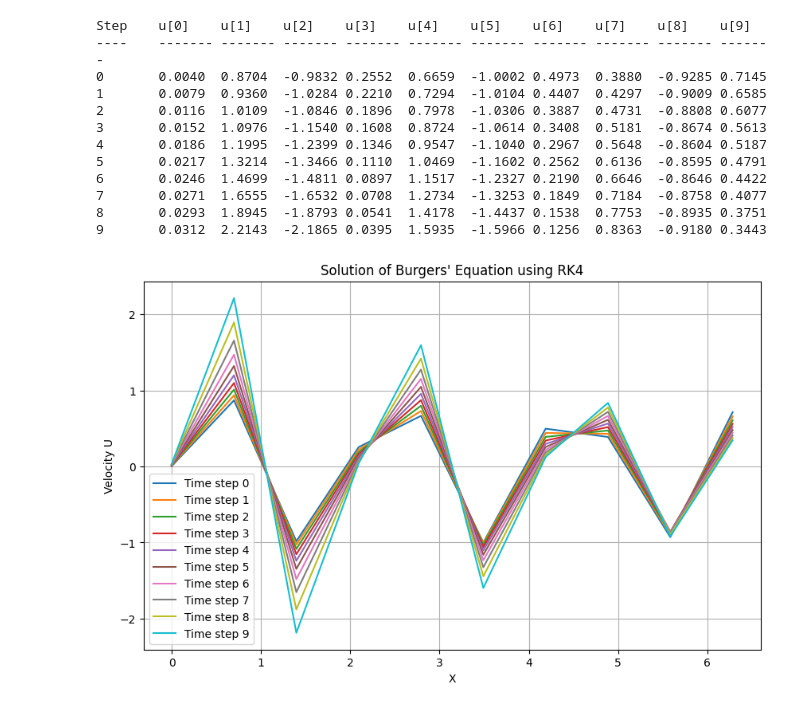
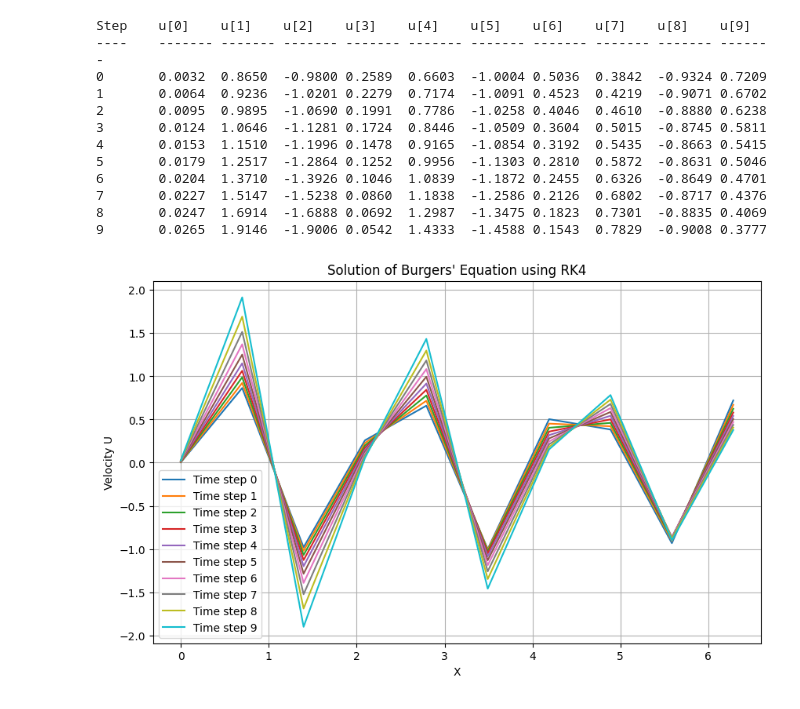
Before and after one commit to PARTHASAKHAPAUL/Flax-Teal-Programming-Assessment, a Jupyter notebook: Burger_eq_Solving_by_RK4/burger_equation.ipynb, the cells around one changed output. Cells and saved outputs as stored; diff of their text form; code cells hidden in the pictures.

```diff
--- a/Burger_eq_Solving_by_RK4/burger_equation.ipynb
+++ b/Burger_eq_Solving_by_RK4/burger_equation.ipynb
@@ -26,13 +26,15 @@ def rk4_step(u, dx, dt, nu):
 # Parameters:
 L = 2 * np.pi  # Length of the space domain
 N = 10  # Number of grid points in space domain
-dx = L / N  # Distance between grid points
+dx = L / (N - 1)  # Distance between grid points
 nu = 0.01  # Viscosity coefficient
 dt = 0.1  # Time step size
 T = int(1 / dt)  # Total number of time steps
 
 # Initial condition:
+# Generate N equally spaced points between 0 and L
 x = np.linspace(0, L, N)
+# Compute the sine of (pi * x) for each point in the array x
 u = np.sin(np.pi * x)
 
 # Print the table header for visualization of u values
@@ -41,22 +43,23 @@ print("----\t" + "\t".join(["-------" for _ in range(N)]))
 
 # Evaluation using the RK4 method
 for step in range(T):
+    # Calculating the value of u at each time step
     u = rk4_step(u, dx, dt, nu)
     # Print the current state of u for each time step in a tablau manner
     print(f"{step}\t" + "\t".join([f"{val:.4f}" for val in u]))
 # %% [output]
 Step    u[0]    u[1]    u[2]    u[3]    u[4]    u[5]    u[6]    u[7]    u[8]    u[9]
 ----    ------- ------- ------- ------- ------- ------- ------- ------- ------- -------
-0       0.0040  0.8704  -0.9832 0.2552  0.6659  -1.0002 0.4973  0.3880  -0.9285 0.7145
-1       0.0079  0.9360  -1.0284 0.2210  0.7294  -1.0104 0.4407  0.4297  -0.9009 0.6585
-2       0.0116  1.0109  -1.0846 0.1896  0.7978  -1.0306 0.3887  0.4731  -0.8808 0.6077
-3       0.0152  1.0976  -1.1540 0.1608  0.8724  -1.0614 0.3408  0.5181  -0.8674 0.5613
-4       0.0186  1.1995  -1.2399 0.1346  0.9547  -1.1040 0.2967  0.5648  -0.8604 0.5187
-5       0.0217  1.3214  -1.3466 0.1110  1.0469  -1.1602 0.2562  0.6136  -0.8595 0.4791
-6       0.0246  1.4699  -1.4811 0.0897  1.1517  -1.2327 0.2190  0.6646  -0.8646 0.4422
-7       0.0271  1.6555  -1.6532 0.0708  1.2734  -1.3253 0.1849  0.7184  -0.8758 0.4077
-8       0.0293  1.8945  -1.8793 0.0541  1.4178  -1.4437 0.1538  0.7753  -0.8935 0.3751
-9       0.0312  2.2143  -2.1865 0.0395  1.5935  -1.5966 0.1256  0.8363  -0.9180 0.3443
+0       0.0032  0.8650  -0.9800 0.2589  0.6603  -1.0004 0.5036  0.3842  -0.9324 0.7209
+1       0.0064  0.9236  -1.0201 0.2279  0.7174  -1.0091 0.4523  0.4219  -0.9071 0.6702
+2       0.0095  0.9895  -1.0690 0.1991  0.7786  -1.0258 0.4046  0.4610  -0.8880 0.6238
+3       0.0124  1.0646  -1.1281 0.1724  0.8446  -1.0509 0.3604  0.5015  -0.8745 0.5811
+4       0.0153  1.1510  -1.1996 0.1478  0.9165  -1.0854 0.3192  0.5435  -0.8663 0.5415
+5       0.0179  1.2517  -1.2864 0.1252  0.9956  -1.1303 0.2810  0.5872  -0.8631 0.5046
+6       0.0204  1.3710  -1.3926 0.1046  1.0839  -1.1872 0.2455  0.6326  -0.8649 0.4701
+7       0.0227  1.5147  -1.5238 0.0860  1.1838  -1.2586 0.2126  0.6802  -0.8717 0.4376
+8       0.0247  1.6914  -1.6888 0.0692  1.2987  -1.3475 0.1823  0.7301  -0.8835 0.4069
+9       0.0265  1.9146  -1.9006 0.0542  1.4333  -1.4588 0.1543  0.7829  -0.9008 0.3777
 # %%
 import numpy as np
 import matplotlib.pyplot as plt
@@ -84,32 +87,41 @@ def rk4_step(u, dx, dt, nu):
     # Combine all intermediate T to Calculate the next time step value of u
     return u + dt/6 * (k1 + 2*k2 + 2*k3 + k4)
 
 # Parameters:
 L = 2 * np.pi  # Length of the space domain
 N = 10  # Number of grid points in space domain
-dx = L / N  # Distance between grid points
+dx = L / (N - 1)  # Distance between grid points
 nu = 0.01  # Viscosity coefficient
 dt = 0.1  # Time step size
 T = int(1 / dt)  # Total number of time steps
 
 # Initial condition:
+# Generate N equally spaced points between 0 and L
 x = np.linspace(0, L, N)
+# Compute the sine of (pi * x) for each point in the array x
 u = np.sin(np.pi * x)
 
 # Prepare the plot
 plt.figure(figsize=(10, 6))
 
 # Evaluation using the RK4 method
 for step in range(T):
+    # Calculating the value of u at each time step
     u = rk4_step(u, dx, dt, nu)
     # Plot each time step
     plt.plot(x, u, label=f'Time step {step}')
 
+# Set the title of the plot
 plt.title("Solution of Burgers' Equation using RK4")
+# Label the x-axis
 plt.xlabel('X')
+# Label the y-axis
 plt.ylabel('Velocity U')
+# Enable the grid on the plot
 plt.grid()
+# Add a legend to the plot to describe plotted data
 plt.legend()
+# Display the plot
 plt.show()
 # %% [output]
-[figure, old version]
+[figure, new version]
```
